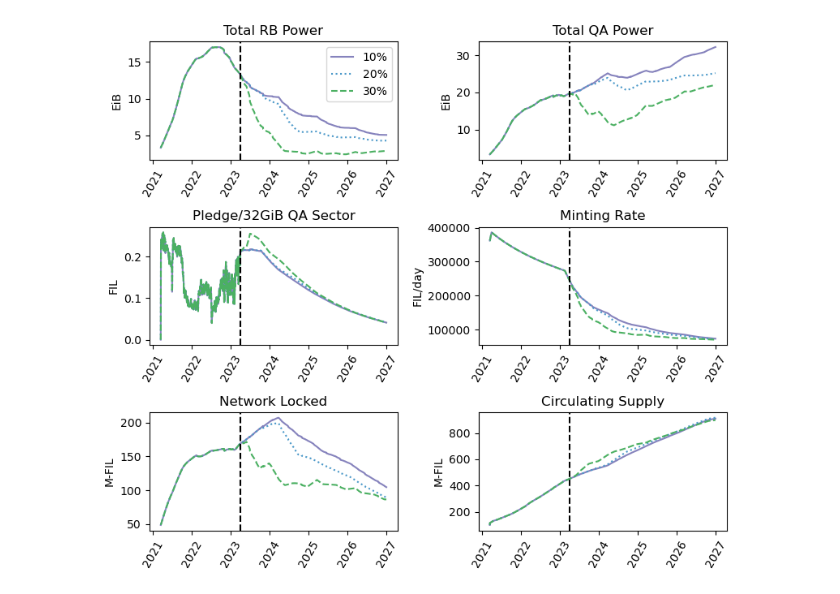
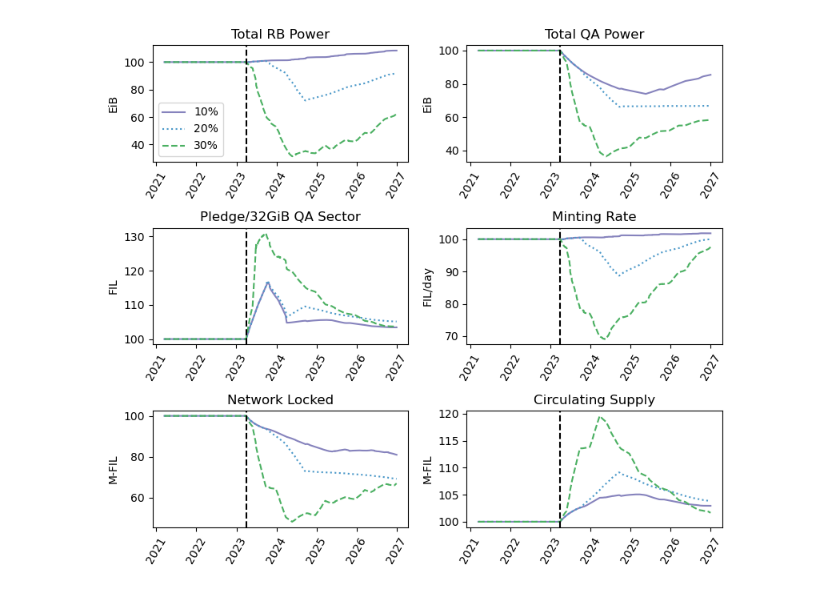
Before and after one commit to protocol/filecoin-agent-twin, a Jupyter notebook: notebooks/experiments/4_plot_sdm_q1_experiment.ipynb, the cells around one changed output. Cells and saved outputs as stored; diff of their text form; code cells hidden in the pictures.

```diff
--- a/notebooks/experiments/4_plot_sdm_q1_experiment.ipynb
+++ b/notebooks/experiments/4_plot_sdm_q1_experiment.ipynb
@@ -290,6 +159,6 @@ plt.savefig(os.path.join(save_dir, 'danilo_q1_agent_experiment.png'))
 # %%
 # plot the econometric panel
-def converttoMFIL(x): return x/1e6
+plt_baseline_relative = True
 
 plt_kwargs_list = [
     {'color': purples(0.6)},
@@ -302,71 +171,107 @@ plt_kwargs_list = [
 plt.figure(figsize=(8,7))
 
 plt.subplot(3,2,1)
-plot_experiments(['total_raw_power_eib'], experiment_dirs,
-                 x_post_process=x_post_fn,
+plot_utils.plot_experiments(
+    experiment_names, results_root_dir, baseline_filecoin_df,
+    ['total_raw_power_eib'], experiment_dirs,
+                 x_post_process=plot_utils.x_post_fn,
                  y_post_process=None,
                  x_key='date', labels=experiment_names,
                  min_date = min_kpi_plot_date, max_date = max_kpi_plot_date,
-                 plot_kwargs_list=plt_kwargs_list)
+                 plot_kwargs_list=plt_kwargs_list,
+                 baseline_relative=plt_baseline_relative)
 plt.axvline(date(2023,4,1), linestyle='--', color='k')
 plt.title('Total RB Power')
-plt.ylabel('EiB')
+if plt_baseline_relative:
+    plt.ylabel('%')
+else:
+    plt.ylabel('EiB')
 plt.legend()
 
 
 plt.subplot(3,2,2)
-plot_experiments(['total_qa_power_eib'], experiment_dirs,
-                 x_post_process=x_post_fn,
+plot_utils.plot_experiments(
+    experiment_names, results_root_dir, baseline_filecoin_df,
+    ['total_qa_power_eib'], experiment_dirs,
+                 x_post_process=plot_utils.x_post_fn,
                  y_post_process=None,
                  min_date = min_kpi_plot_date, max_date = max_kpi_plot_date,
-                 x_key='date', labels=None, plot_kwargs_list=plt_kwargs_list)
+                 x_key='date', labels=None, plot_kwargs_list=plt_kwargs_list,
+                 baseline_relative=plt_baseline_relative)
 plt.axvline(date(2023,4,1), linestyle='--', color='k')
-plt.title('Total QA Power')
+if plt_baseline_relative:
+    plt.ylabel('%')
+else:
+    plt.title('Total QA Power')
 plt.ylabel('EiB')
 
 plt.subplot(3,2,3)
-plot_experiments(['day_pledge_per_QAP'], experiment_dirs,
-                 x_post_process=x_post_fn,
+plot_utils.plot_experiments(
+    experiment_names, results_root_dir, baseline_filecoin_df,
+    ['day_pledge_per_QAP'], experiment_dirs,
+                 x_post_process=plot_utils.x_post_fn,
                  y_post_process=None,
                  min_date = min_kpi_plot_date, max_date = max_kpi_plot_date,
-                 x_key='date', labels=None, plot_kwargs_list=plt_kwargs_list)
+                 x_key='date', labels=None, plot_kwargs_list=plt_kwargs_list,
+                 baseline_relative=plt_baseline_relative)
 plt.axvline(date(2023,4,1), linestyle='--', color='k')
-plt.title('Pledge/32GiB QA Sector')
+if plt_baseline_relative:
+    plt.ylabel('%')
+else:
+    plt.title('Pledge/32GiB QA Sector')
 plt.ylabel('FIL')
 
 
 plt.subplot(3,2,4)
-plot_experiments(['day_network_reward'], experiment_dirs,
-                 x_post_process=x_post_fn,
+plot_utils.plot_experiments(
+    experiment_names, results_root_dir, baseline_filecoin_df,
+    ['day_network_reward'], experiment_dirs,
+                 x_post_process=plot_utils.x_post_fn,
                  y_post_process=None,
                  min_date = min_kpi_plot_date, max_date = max_kpi_plot_date,
-                 x_key='date', labels=None, plot_kwargs_list=plt_kwargs_list)
+                 x_key='date', labels=None, plot_kwargs_list=plt_kwargs_list,
+                 baseline_relative=plt_baseline_relative)
 plt.axvline(date(2023,4,1), linestyle='--', color='k')
-plt.title('Minting Rate')
+if plt_baseline_relative:
+    plt.ylabel('%')
+else:
+    plt.title('Minting Rate')
 plt.ylabel('FIL/day')
 
 
 plt.subplot(3,2,5)
-plot_experiments(['network_locked'], experiment_dirs,
-                 x_post_process=x_post_fn,
-                 y_post_process=converttoMFIL,
+plot_utils.plot_experiments(
+    experiment_names, results_root_dir, baseline_filecoin_df,
+    ['network_locked'], experiment_dirs,
+                 x_post_process=plot_utils.x_post_fn,
+                 y_post_process=plot_utils.converttoMFIL,
                  min_date = min_kpi_plot_date, max_date = max_kpi_plot_date,
-                 x_key='date', labels=None, plot_kwargs_list=plt_kwargs_list)
+                 x_key='date', labels=None, plot_kwargs_list=plt_kwargs_list,
+                 baseline_relative=plt_baseline_relative)
 plt.axvline(date(2023,4,1), linestyle='--', color='k')
-plt.title('Network Locked')
+if plt_baseline_relative:
+    plt.ylabel('%')
+else:
+    plt.title('Network Locked')
 plt.ylabel('M-FIL')
 
 plt.subplot(3,2,6)
-plot_experiments(['circ_supply'], experiment_dirs,
-                 x_post_process=x_post_fn,
-                 y_post_process=converttoMFIL,
+plot_utils.plot_experiments(
+    experiment_names, results_root_dir, baseline_filecoin_df,
+    ['circ_supply'], experiment_dirs,
+                 x_post_process=plot_utils.x_post_fn,
+                 y_post_process=plot_utils.converttoMFIL,
                  min_date = min_kpi_plot_date, max_date = max_kpi_plot_date,
-                 x_key='date', labels=None, plot_kwargs_list=plt_kwargs_list)
+                 x_key='date', labels=None, plot_kwargs_list=plt_kwargs_list,
+                 baseline_relative=plt_baseline_relative)
 plt.axvline(date(2023,4,1), linestyle='--', color='k')
-plt.title('Circulating Supply')
+if plt_baseline_relative:
+    plt.ylabel('%')
+else:
+    plt.title('Circulating Supply')
 plt.ylabel('M-FIL')
 
 plt.tight_layout()
 plt.savefig(os.path.join(save_dir, 'danilo_q1_kpi_experiment.png'))
 # %% [output]
-[figure, old version]
+[figure, new version]
```
Also changed, not shown: parts of 5 cells of this notebook, 7 other files.
